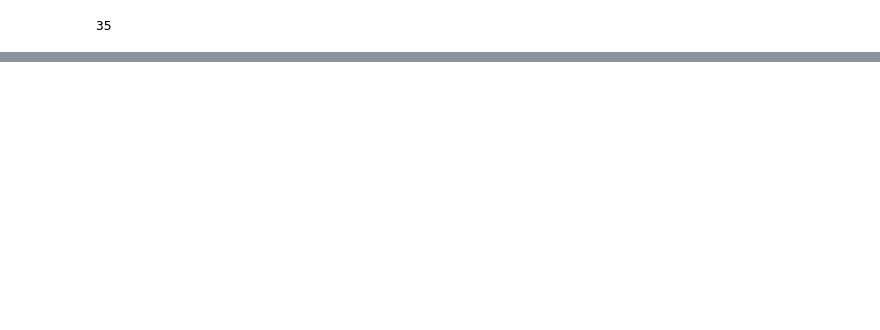
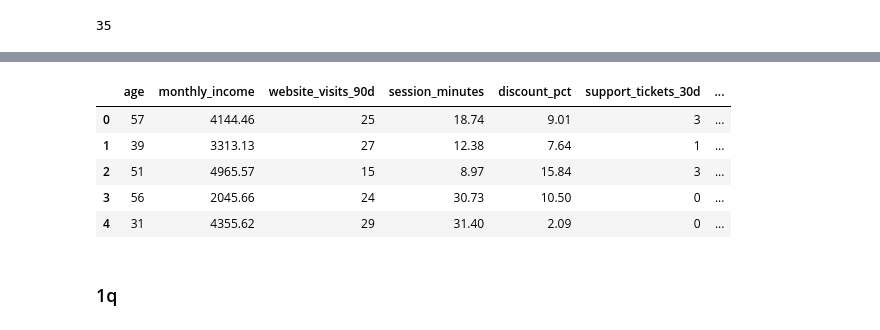
Before and after one commit to diyorarti/Learning_Data_Science, a Jupyter notebook: Statistics/3_Regression/Logistic_regression/Absence_of_multicollinearity.ipynb, the cells around one changed output, grey strips where cells are left out. Cells and saved outputs as stored; diff of their text form; code cells hidden in the pictures; blank space fills up the shorter version.

```diff
--- a/Statistics/3_Regression/Logistic_regression/Absence_of_multicollinearity.ipynb
+++ b/Statistics/3_Regression/Logistic_regression/Absence_of_multicollinearity.ipynb
@@ -246,0 +337,13 @@ len(corr_pairs[corr_pairs['correlation'] >= 0.10])
+# %%
+df_clean = df_clean.drop(columns='website_visits_30d')
+
+df_clean.head()
+# %% [output]
+|  | age | monthly_income | website_visits_90d | session_minutes | discount_pct | support_tickets_30d | ... |
+| 0 | 57 | 4144.46 | 25 | 18.74 | 9.01 | 3 | ... |
+| 1 | 39 | 3313.13 | 27 | 12.38 | 7.64 | 1 | ... |
+| 2 | 51 | 4965.57 | 15 | 8.97 | 15.84 | 3 | ... |
+| 3 | 56 | 2045.66 | 24 | 30.73 | 10.50 | 0 | ... |
+| 4 | 31 | 4355.62 | 29 | 31.40 | 2.09 | 0 | ... |
+# %% [markdown]
+### 1q
```
Also changed, not shown: parts of 12 cells of this notebook, 1 other file.
